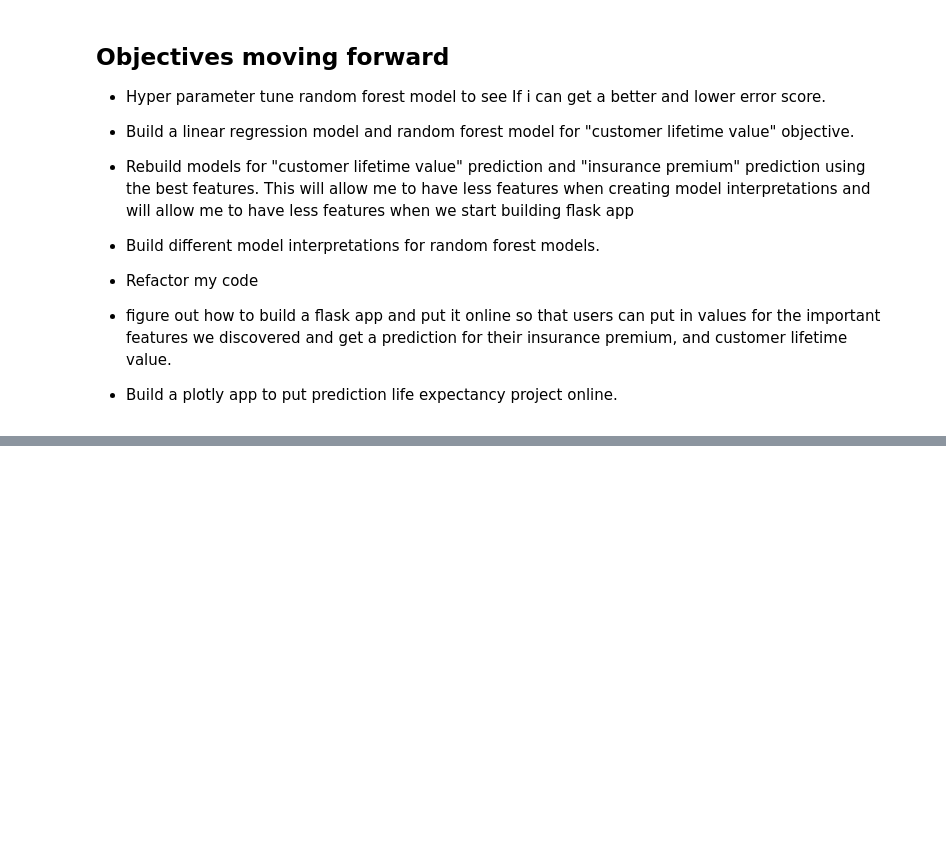
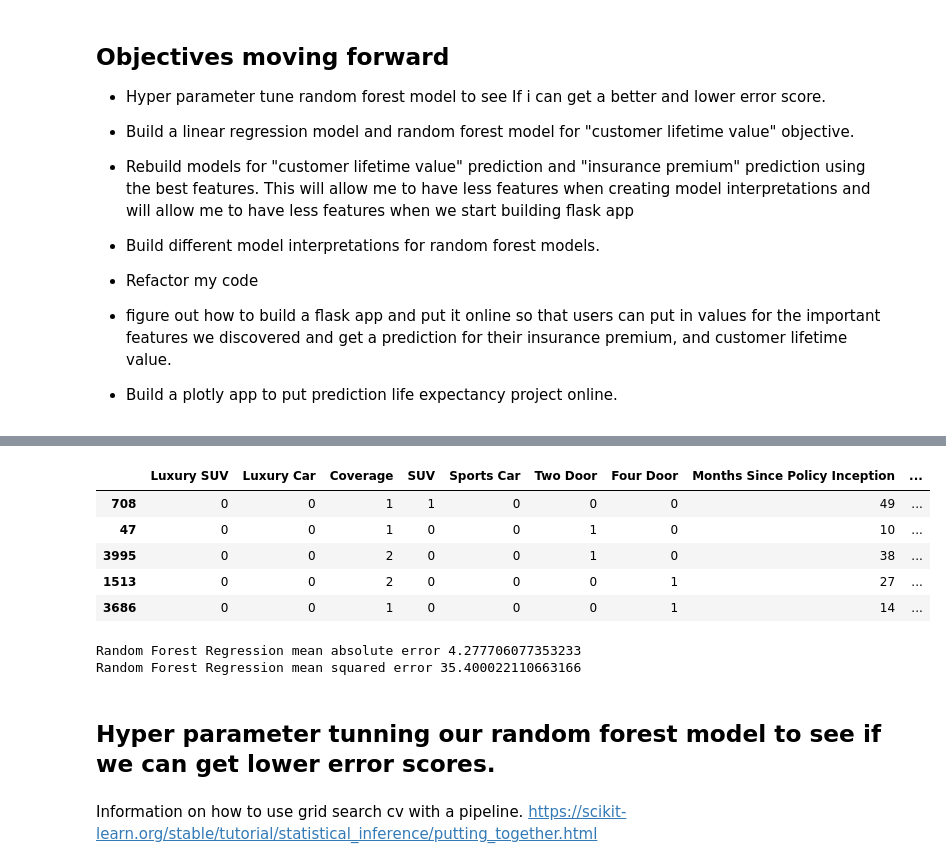
Before and after one commit to EvidenceN/Insurance_premium_prediction, a Jupyter notebook: model/premium.ipynb, the cells around one changed output, grey strips where cells are left out. Saved outputs shown, nothing was run; the diff lists cells and outputs as text; code cells hidden in the pictures; blank space fills up the shorter version.

Commit message:
hyper parameter tuning almost done

```diff
--- a/model/premium.ipynb
+++ b/model/premium.ipynb
@@ -1428,0 +1472,34 @@ Text(0.5, 1.0, 'Visualization for Random Forest Regression Model Coefficients')
+# %%
+x_test2.head()
+# %% [output]
+|  | Luxury SUV | Luxury Car | Coverage | SUV | Sports Car | Two Door | Four Door | Months Since Policy Inception | ... |
+| 708 | 0 | 0 | 1 | 1 | 0 | 0 | 0 | 49 | ... |
+| 47 | 0 | 0 | 1 | 0 | 0 | 1 | 0 | 10 | ... |
+| 3995 | 0 | 0 | 2 | 0 | 0 | 1 | 0 | 38 | ... |
+| 1513 | 0 | 0 | 2 | 0 | 0 | 0 | 1 | 27 | ... |
+| 3686 | 0 | 0 | 1 | 0 | 0 | 0 | 1 | 14 | ... |
+# %%
+
+from sklearn.ensemble import RandomForestRegressor
+
+rf2 = RandomForestRegressor(random_state=42)
+
+# fitting random regression model
+
+rfModel2 = rf.fit(x_train2, y_train)
+
+# predicting y_values using test dataset.
+
+y_pred_r2 = rfModel2.predict(x_test2)
+
+mae_r2 = mean_absolute_error(y_test, y_pred_r2)
+mse_r2 = mean_squared_error(y_test, y_pred_r2)
+print(f'Random Forest Regression mean absolute error {mae_r2}')
+print(f"Random Forest Regression mean squared error {mse_r2}")
+# %% [output]
+Random Forest Regression mean absolute error 4.277706077353233
+Random Forest Regression mean squared error 35.400022110663166
+# %% [markdown]
+## Hyper parameter tunning our random forest model to see if we can get lower error scores.
+# %% [markdown]
+Information on how to use grid search cv with a pipeline. https://scikit-learn.org/stable/tutorial/statistical_inference/putting_together.html
```
Also changed, not shown: parts of 18 cells of this notebook.
